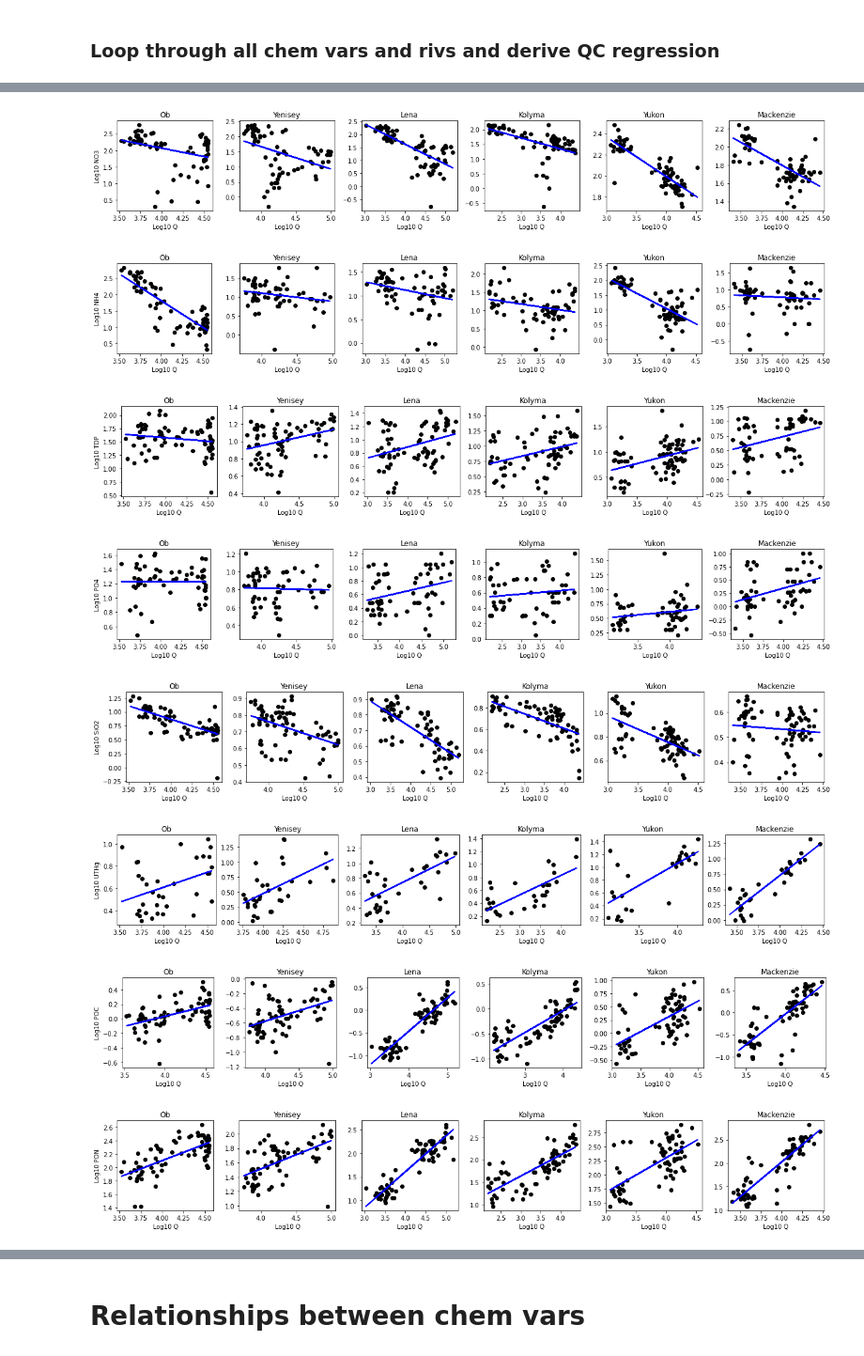
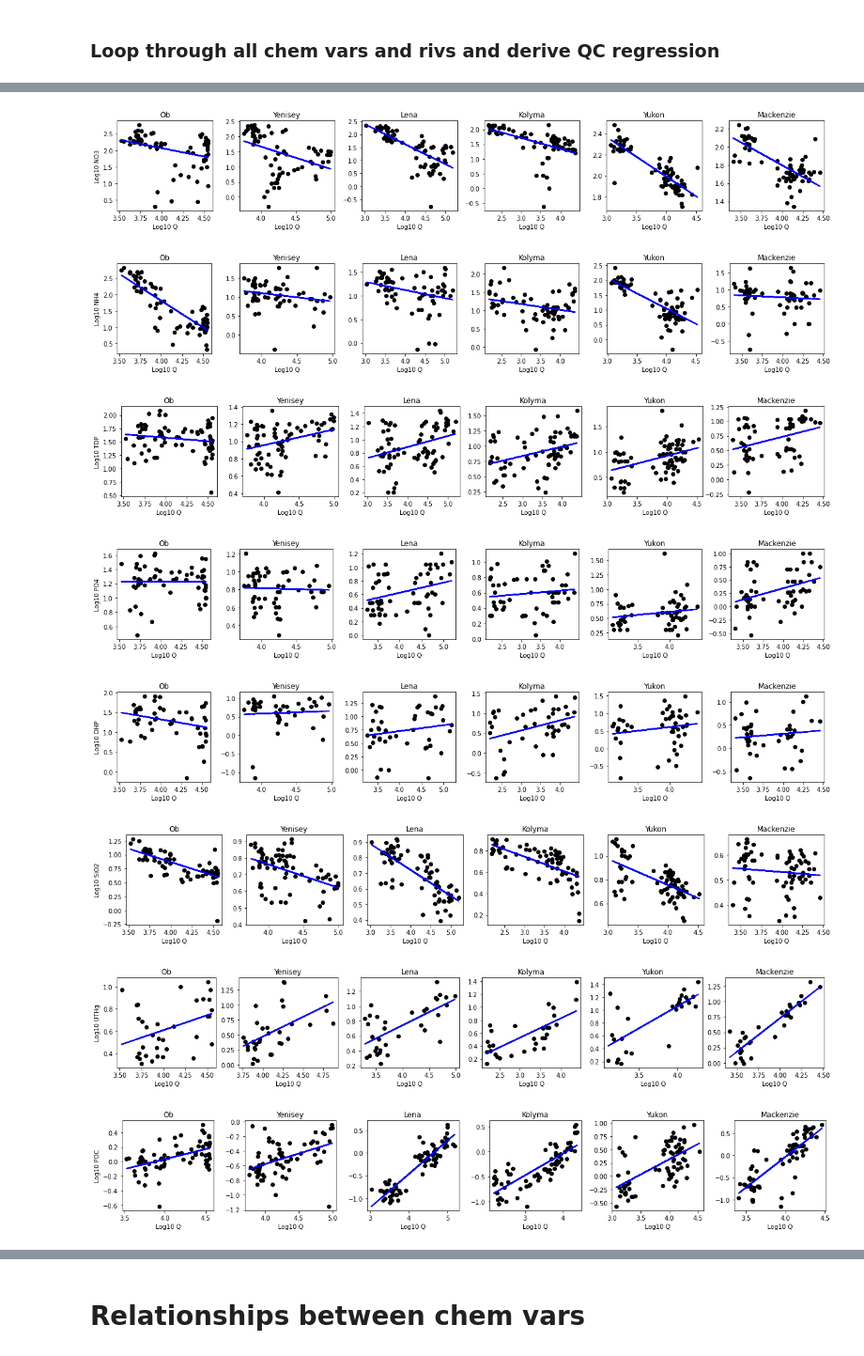
Before and after one commit to NIVANorge/BEST-Siberian, a Jupyter notebook: code/06_chemistry.ipynb, the cells around one changed output, grey strips where cells are left out. Shown at 94% size. Drawn from its saved outputs; the diff is of its cells as text; code cells hidden in the pictures.

Commit message:
Monthly chemistry 1980-2019 for ArcticGRO rivers v0.1

```diff
--- a/code/06_chemistry.ipynb
+++ b/code/06_chemistry.ipynb
@@ -41,7 +48,8 @@ q_cleaned_daily_folder = r'~/shared/pan_arctic_data/discharge/ArcticGRO/data/cle
 q_cleaned_monthly_folder = r'~/shared/pan_arctic_data/discharge/ArcticGRO/data/cleaned_monthly'
 
 in_chem_file = r'~/shared/pan_arctic_data/water_quality/ArcticGRO/ArcticGRO Water Quality Data_2022-02.xlsx'
-out_folder = r'../output/qc_regressions/'
+out_folder_qc = r'../output/predicted_arcticgro_chem/diagnostics/qc_regressions'
+out_folder_predictions = r'../output/predicted_arcticgro_chem'
 # %% [markdown]
 ## Read in chem data
 # %%
@@ -65,12 +73,14 @@ for river in rivers_li:
     df['DHP'] = df['TDP'] - df['PO4']
     df.loc[df['DHP'] < 0, 'DHP'] = 0  # set any negative values to 0
 
-    # Add DOC:DON mass ratio and fix divide by zero issues
+    # Add DOC:x mass ratios and fix divide by zero issues
     df['DOC_DON'] = df['DOC']/df['DON']
     df.loc[~np.isfinite(df['DOC_DON']), 'DOC_DON'] = np.nan
 
-    # Add Total Hg:DOC ratio
-    df['THg_DOC'] = df['UTHg']/df['DOC']
+    # Add x:DOC ratios (keep original units, so not genuine mass ratios for some)
+    for var in ['TDP', 'DHP', 'UTHg']:
+        df['%s_DOC' % var] = df[var]/df['DOC']
+        df.loc[~np.isfinite(df['%s_DOC' % var]), '%s_DOC' % var] = np.nan
 
     chem_dict[river] = df
 
@@ -139,7 +149,9 @@ chem_vars = ['Alk', 'DOC',
              'DON', 'DOC_DON',
              'NO3', 'NH4',
              'TDP', 'PO4',
-             'SiO2', 'UTHg', 'POC', 'PON']
+             'SiO2', 'UTHg', 'POC', 'PON',
+             'DHP',
+             'TDP_DOC', 'DHP_DOC', 'UTHg_DOC']
 
 lag_dict = {'Lena': 4,
             'Yenisey': -2,
@@ -172,10 +184,10 @@ for river in rivers_li:
     chem_df_monthly = chem_df_daily.resample('M').agg(np.mean)
 
     # Drop rows where all are NaNs (i.e. drop the daily or monthly freq)
-    chem_df_daily.dropna(subset=chem_df_daily.columns.difference(['Q']),
-                         how="all", inplace=True)
-    chem_df_monthly.dropna(subset=chem_df_monthly.columns.difference(['Q']),
-                           how="all", inplace=True)
+    # chem_df_daily.dropna(subset=chem_df_daily.columns.difference(['Q']),
+    #                      how="all", inplace=True)
+    # chem_df_monthly.dropna(subset=chem_df_monthly.columns.difference(['Q']),
+    #                        how="all", inplace=True)
 
     # Add to dicts
     chem_q_daily_dict[river] = chem_df_daily
@@ -260,7 +278,7 @@ plot_timeseries('DOC', rivers_li, chem_dict, q_dict)
 # %% [markdown]
 ## Chem vs Q
 # %%
-def q_c_linear_regression(chem_q_dict, chem_var, out_folder,
+def q_c_linear_regression(chem_q_dict, chem_var, out_folder_qc,
                           log_q=False, log_chem=False,
                           monthly=False):
     """ """
@@ -344,7 +362,7 @@ def q_c_linear_regression(chem_q_dict, chem_var, out_folder,
 
     # linear_reg_df.to_csv(
     #     os.path.join(
-    #         out_folder,
+    #         out_folder_qc,
     #         "qc_regression_%s_%s_logq-%s_logchem_%s.csv"
     #         % (chem_var, freq_str, log_q, log_chem),
     #     ),
@@ -352,7 +370,8 @@ def q_c_linear_regression(chem_q_dict, chem_var, out_folder,
     # )
     plt.savefig(
         os.path.join(
-            out_folder,
+            out_folder_qc,
+            'scatterplots',
             "qc_scatter_%s_%s_logq-%s_logchem_%s.png"
             % (chem_var, freq_str, log_q, log_chem),
         )
@@ -395,6 +414,7 @@ chem_vars_cq = [
     "NH4",
     "TDP",
     "PO4",
+    "DHP",
     "SiO2",
     "UTHg",
     "POC",
@@ -402,37 +422,37 @@ chem_vars_cq = [
 ]
 
 # Key: chem_var, returns dict with key river, returns regression model.
 reg_dict_untransf = {}
 reg_dict_log = {}
 r2_li = []
 alpha_li = []
 
 for chem_var in chem_vars_cq:
     reg_dict_log[chem_var], r2s, alphas = q_c_linear_regression(
-        chem_q_daily_dict, chem_var, out_folder, log_chem=True, log_q=True
+        chem_q_daily_dict, chem_var, out_folder_qc, log_chem=True, log_q=True
     )
 
     r2_li.append(r2s)
     alpha_li.append(alphas)
 
     # reg_dict_untransf[chem_var] = q_c_linear_regression(chem_q_daily_dict,
     #                                                     chem_var,
-    #                                                     out_folder,
+    #                                                     out_folder_qc,
     #                                                     log_chem=False,
     #                                                     log_q=False)
-    # q_c_linear_regression(chem_q_monthly_dict, chem_var, out_folder, monthly=True)
+    # q_c_linear_regression(chem_q_monthly_dict, chem_var, out_folder_qc, monthly=True)
 
 r2_df = pd.concat(r2_li, axis=1)
 alpha_df = pd.concat(alpha_li, axis=1)
 # %% [output]
 [figure]
 [figure]
 [figure]
 [figure]
 [figure]
 [figure]
 [figure]
-[figure, old version]
+[figure, new version]
-[figure, old version]
+[figure, new version]
-[figure, old version]
+[figure, new version]
-[figure, old version]
+[figure, new version]
```
Also changed, not shown: parts of 40 cells of this notebook, 58 other files.
